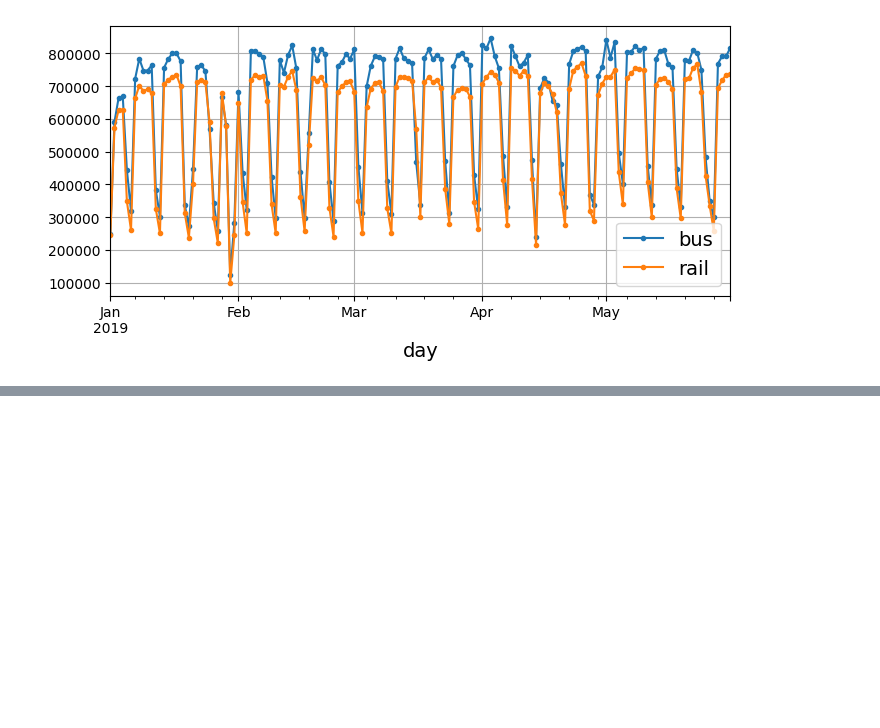
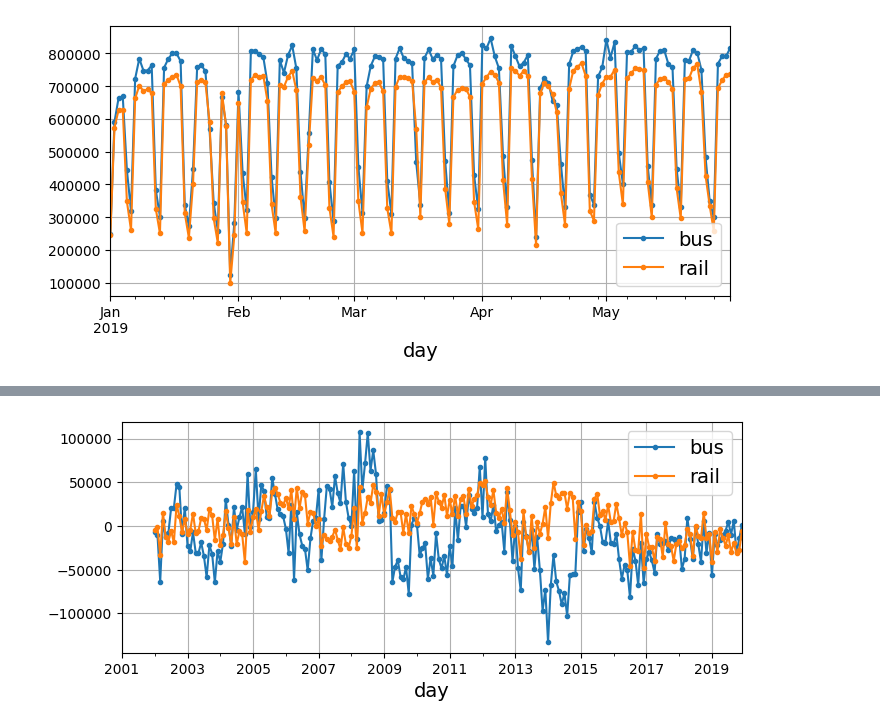
Before and after one commit to mariabaladuggimpudi/ml-practice, a Jupyter notebook: time_series/forecasting.ipynb, the cells around one changed output, grey strips where cells are left out. Cells and saved outputs as stored; diff of their text form; code cells hidden in the pictures; blank space fills up the shorter version.

```diff
--- a/time_series/forecasting.ipynb
+++ b/time_series/forecasting.ipynb
@@ -118,0 +248,6 @@ plt.show()
+# %%
+df_monthly.diff(12)[period].plot(grid=True, marker=".", figsize=(8, 3))
+#save_fig("yearly_diff_plot")  # extra code – saves the figure for the book
+plt.show()
+# %% [output]
+[figure, added]
```
Also changed, not shown: parts of 27 cells of this notebook.
